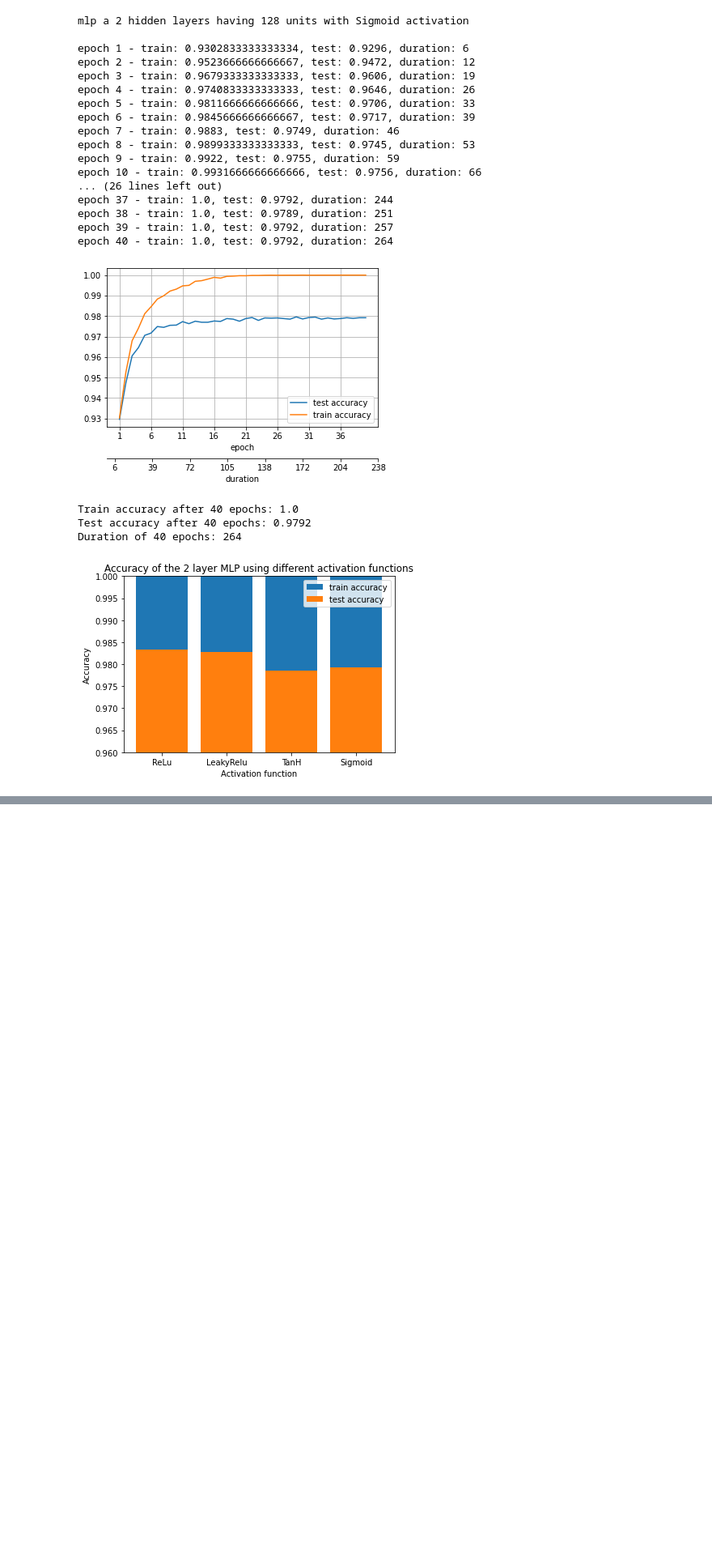
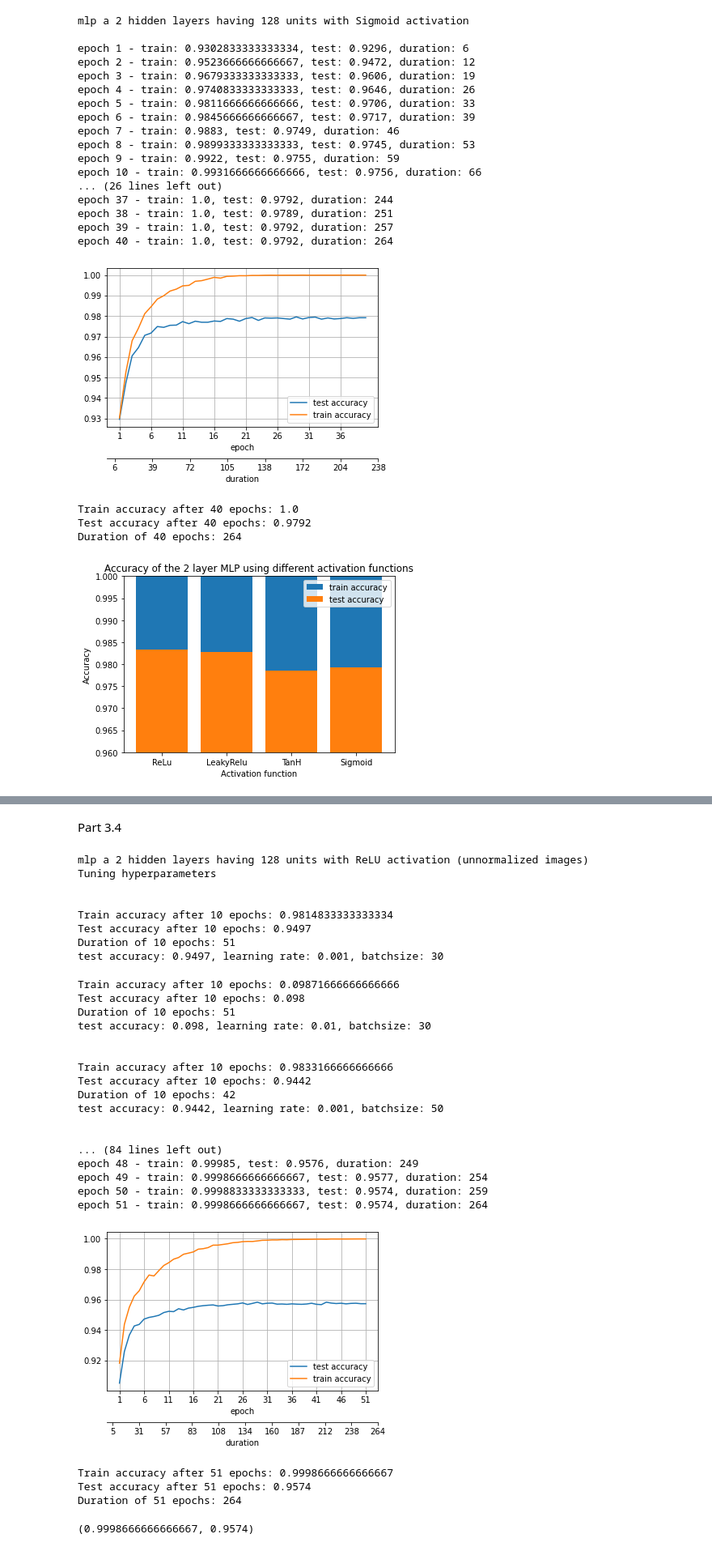
Before and after one commit to YazdanZ/MNIST-MLP-Handwritten_Digit_Classification, a Jupyter notebook: src/COMP551_Project3.ipynb, the cells around one changed output, grey strips where cells are left out. Shown at 81% size. Saved outputs shown, nothing was run; the diff lists cells and outputs as text; code cells hidden in the pictures; blank space fills up the shorter version.

Commit message:
Update notebook with part3.4

```diff
--- a/src/COMP551_Project3.ipynb
+++ b/src/COMP551_Project3.ipynb
@@ -113,7 +113,8 @@ def grad_softmax_crossentropy_with_logits(logits, reference_answers):
     ones_for_answers = np.zeros_like(logits)
     ones_for_answers[np.arange(len(logits)), reference_answers] = 1
 
-    softmax = np.exp(logits) / np.exp(logits).sum(axis=-1, keepdims=True)
+    softmax = np.exp(logits - np.max(logits))
+    softmax = softmax / np.sum(softmax, axis=-1, keepdims=True)
 
     return (-ones_for_answers + softmax) / logits.shape[0]
 # %% [markdown]
@@ -186,7 +187,7 @@ class MLP:
         logits = layer_activations[-1]
 
         # Compute the loss and the initial gradient
-        loss = softmax_crossentropy_with_logits(logits, y)
+        #  loss = softmax_crossentropy_with_logits(logits, y)
         loss_grad = grad_softmax_crossentropy_with_logits(logits, y)
 
         # Propagate gradients through the network
@@ -198,7 +199,7 @@ class MLP:
                 layer_inputs[layer_index], loss_grad
             )  # grad w.r.t. input, also weight updates
 
-        return np.mean(loss)
+        #  return np.mean(loss)
 
     def predict(self, X):
 
@@ -596,12 +597,10 @@ Duration of 30 epochs: 81
 # %% [markdown]
 Part 3.1 experiments
 # %%
-def tune_hyperparams(hidden_layers):
+def tune_hyperparams(hidden_layers, lrs=[0.01, 0.1], bsizes=[30, 50, 70, 100]):
     """Find optimum learning rate and batch size for a model.
     We only run 20 epochs to also check for faster convergence."""
     print("Tuning hyperparameters")
-    bsizes = [30, 50, 70, 100]
-    lrs = [0.01, 0.1]
     accs = []
     pairs = []
     for bsize in bsizes:
@@ -889,0 +891,9 @@ plot_activation_accuracy(accuracies, activations, title)  # Figure9
+# %%
+preproc = preprocessing(
+    dataset=tf.keras.datasets.mnist.load_data(),
+    symetric_dataset=True,
+    dimension_reduction=False,
+    data_whitening=False,
+    normalize=False,
+)
+X_train, y_train, X_test, y_test = preproc.preprocess_mnist()
@@ -889,0 +904,41 @@ plot_activation_accuracy(accuracies, activations, title)  # Figure9
+# %% [markdown]
+Part 3.4
+# %%
+print(
+    "\n\nmlp a 2 hidden layers having 128 units with ReLU activation (unnormalized images)"
+)
+lr, bs = tune_hyperparams([128, 128], lrs=[0.001, 0.01])
+print(f"minibatch sizes: {bs}, learning_rate: {lr}")
+mlp = MLP(ReLU, X_train.shape[1], [128, 128], lr=lr)
+test_mlp_model(mlp, 51, bs, print_lists=True)
+# %% [output]
+mlp a 2 hidden layers having 128 units with ReLU activation (unnormalized images)
+Tuning hyperparameters
+
+
+Train accuracy after 10 epochs: 0.9814833333333334
+Test accuracy after 10 epochs: 0.9497
+Duration of 10 epochs: 51
+test accuracy: 0.9497, learning rate: 0.001, batchsize: 30
+Train accuracy after 10 epochs: 0.09871666666666666
+Test accuracy after 10 epochs: 0.098
+Duration of 10 epochs: 51
+test accuracy: 0.098, learning rate: 0.01, batchsize: 30
+
+
+Train accuracy after 10 epochs: 0.9833166666666666
+Test accuracy after 10 epochs: 0.9442
+Duration of 10 epochs: 42
+test accuracy: 0.9442, learning rate: 0.001, batchsize: 50
+
+
+... (84 lines left out)
+epoch 48 - train: 0.99985, test: 0.9576, duration: 249
+epoch 49 - train: 0.9998666666666667, test: 0.9577, duration: 254
+epoch 50 - train: 0.9998833333333333, test: 0.9574, duration: 259
+epoch 51 - train: 0.9998666666666667, test: 0.9574, duration: 264
+[figure, added]
+Train accuracy after 51 epochs: 0.9998666666666667
+Test accuracy after 51 epochs: 0.9574
+Duration of 51 epochs: 264
+(0.9998666666666667, 0.9574)
```
Also changed, not shown: parts of 2 cells of this notebook, 1 other file.
